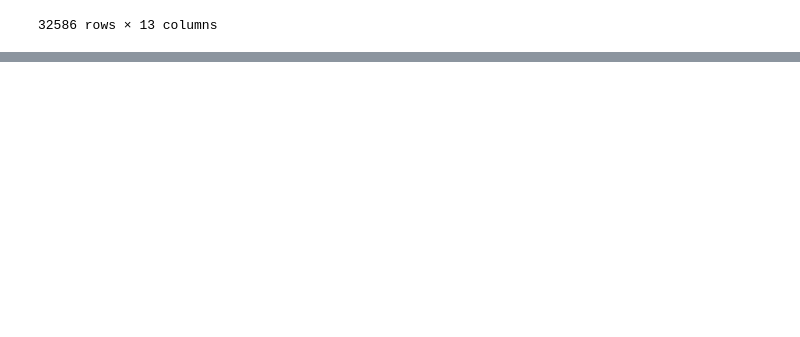
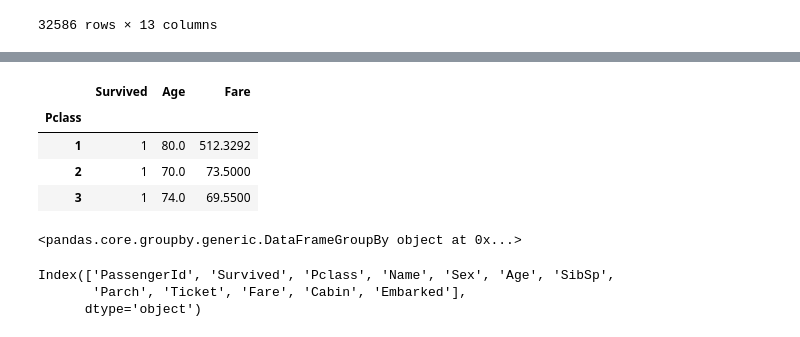
Before and after one commit to akhileshdutt/DataScience_learning, a Jupyter notebook: Libraries/Pandas/Pandas_Advance.ipynb, the cells around one changed output, grey strips where cells are left out. Cells and saved outputs as stored; diff of their text form; code cells hidden in the pictures; blank space fills up the shorter version.

Commit message:
commited to pandas like i commited to my girl

```diff
--- a/Libraries/Pandas/Pandas_Advance.ipynb
+++ b/Libraries/Pandas/Pandas_Advance.ipynb
@@ -1219,0 +1273,8 @@ df
+# %%
+df3
+# %% [output]
+|  | Survived | Age | Fare |
+| Pclass |  |  |  |
+| 1 | 1 | 80.0 | 512.3292 |
+| 2 | 1 | 70.0 | 73.5000 |
+| 3 | 1 | 74.0 | 69.5500 |
@@ -1219,0 +1283,10 @@ df
+# %%
+grp1
+# %% [output]
+<pandas.core.groupby.generic.DataFrameGroupBy object at 0x...>
+# %%
+df.columns
+# %% [output]
+Index(['PassengerId', 'Survived', 'Pclass', 'Name', 'Sex', 'Age', 'SibSp',
+       'Parch', 'Ticket', 'Fare', 'Cabin', 'Embarked'],
+      dtype='object')
```
Also changed, not shown: parts of 18 cells of this notebook.
